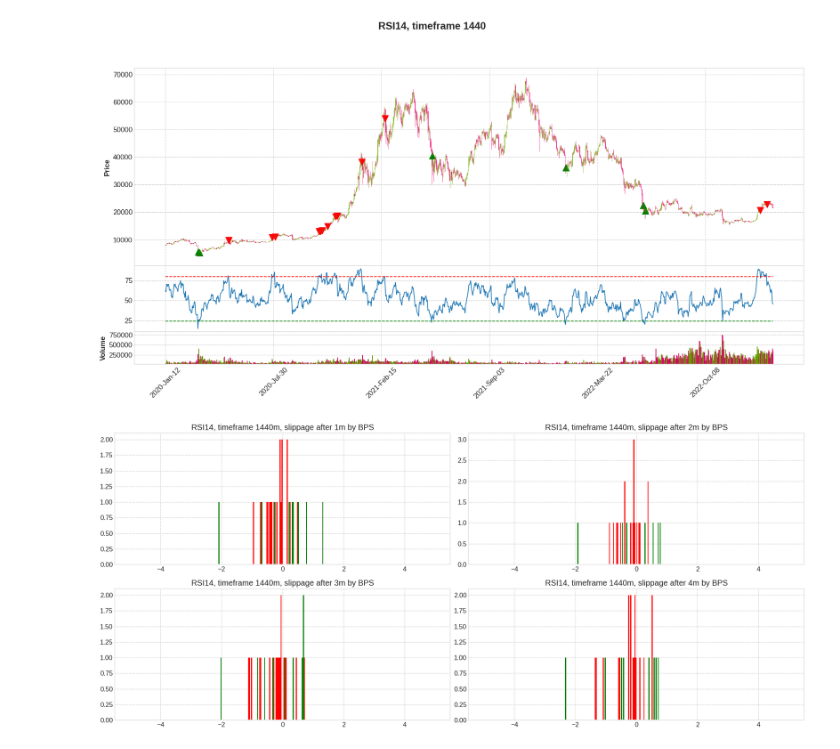
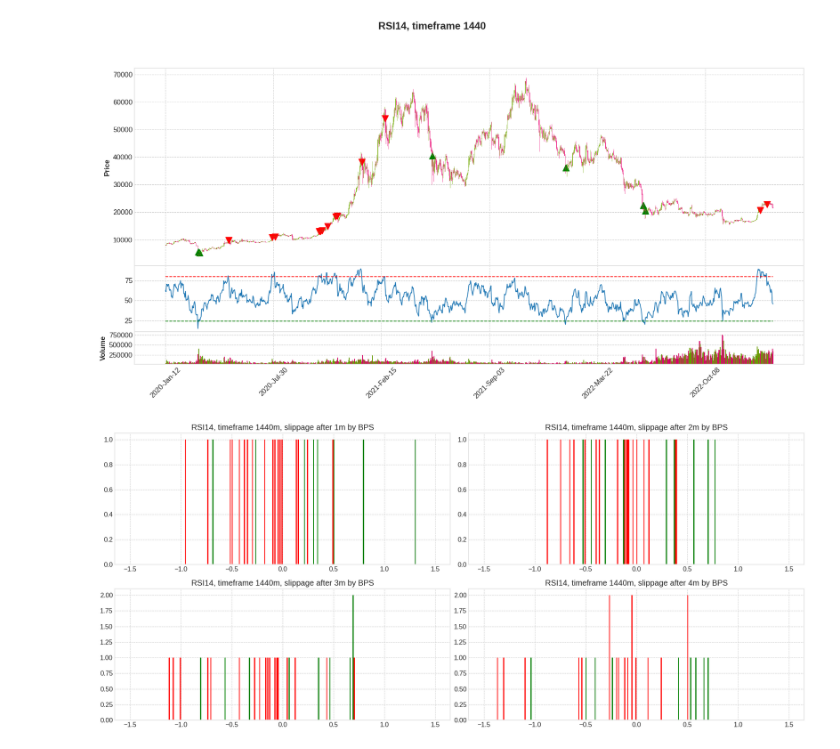
Before and after one commit to sharavsambuu/trading-cost-analysis, a Jupyter notebook: crypto_rsi_slippage.ipynb, the cells around one changed output. Drawn from its saved outputs; the diff is of its cells as text; code cells hidden in the pictures.

```diff
--- a/crypto_rsi_slippage.ipynb
+++ b/crypto_rsi_slippage.ipynb
@@ -247,21 +247,3 @@ sigma lower : 26.1
 sigma upper : 75.4
 <matplotlib.lines.Line2D at 0x...>
 [figure]
-# %%
-# RSI signals extraction
-
-rsi_upper  = sigma_upper
-rsi_lower  = sigma_lower
-
-
-df['position'] = np.nan
-# Long positions, if RSI cross up rsi_lower level
-df.loc[
-    (df[f"rsi_{rsi_period}"].shift(1)<rsi_lower) & (df[f"rsi_{rsi_period}"]>=rsi_lower),
-    'position'] = 1
-# Short position, if RSI cross down rsi_upper level
-df.loc[
-    (df[f"rsi_{rsi_period}"].shift(1)>rsi_upper) & (df[f"rsi_{rsi_period}"]<=rsi_upper),
-    'position'] = -1
-
-df['position'].value_counts()
@@ -689,27 +666,27 @@ for executed_after_minute in range(1, 4+1):
 # %%
 # Slippage by bps distribution after order executed x minutes
 
 _, axs = plt.subplots(2, 2, figsize=(18, 8))
 
-range_by_bps = (-5.0, 5.0)
+range_by_bps = (-1.5, 1.5)
 
 l11 = axs[0,0].hist(df_eval[df_eval[f"long_slippage1_bps" ].notnull()][f"long_slippage1_bps" ].values, bins=300, range=range_by_bps, label="Long slippage BPS" , color='g')
 l12 = axs[0,0].hist(df_eval[df_eval[f"short_slippage1_bps"].notnull()][f"short_slippage1_bps"].values, bins=300, range=range_by_bps, label="Short slippage BPS", color='r')
 axs[0,0].set_title(f"RSI{rsi_period}, timeframe {timeframe_by_minute}m, slippage after 1m by BPS")
 
 l21 = axs[0,1].hist(df_eval[df_eval[f"long_slippage2_bps" ].notnull()][f"long_slippage2_bps" ].values, bins=300, range=range_by_bps, label="Long slippage BPS" , color='g')
 l22 = axs[0,1].hist(df_eval[df_eval[f"short_slippage2_bps"].notnull()][f"short_slippage2_bps"].values, bins=300, range=range_by_bps, label="Short slippage BPS", color='r')
 axs[0,1].set_title(f"RSI{rsi_period}, timeframe {timeframe_by_minute}m, slippage after 2m by BPS")
 
 l31 = axs[1,0].hist(df_eval[df_eval[f"long_slippage3_bps" ].notnull()][f"long_slippage3_bps" ].values, bins=300, range=range_by_bps, label="Long slippage BPS" , color='g')
 l32 = axs[1,0].hist(df_eval[df_eval[f"short_slippage3_bps"].notnull()][f"short_slippage3_bps"].values, bins=300, range=range_by_bps, label="Short slippage BPS", color='r')
 axs[1,0].set_title(f"RSI{rsi_period}, timeframe {timeframe_by_minute}m, slippage after 3m by BPS")
 
 l41 = axs[1,1].hist(df_eval[df_eval[f"long_slippage4_bps" ].notnull()][f"long_slippage4_bps" ].values, bins=300, range=range_by_bps, label="Long slippage BPS" , color='g')
 l42 = axs[1,1].hist(df_eval[df_eval[f"short_slippage4_bps"].notnull()][f"short_slippage4_bps"].values, bins=300, range=range_by_bps, label="Short slippage BPS", color='r')
 axs[1,1].set_title(f"RSI{rsi_period}, timeframe {timeframe_by_minute}m, slippage after 4m by BPS")
 
 plt.tight_layout()
 plt.show();
 # %% [output]
-[figure, old version]
+[figure, new version]
```
Also changed, not shown: parts of 7 cells of this notebook, 1 other file.
